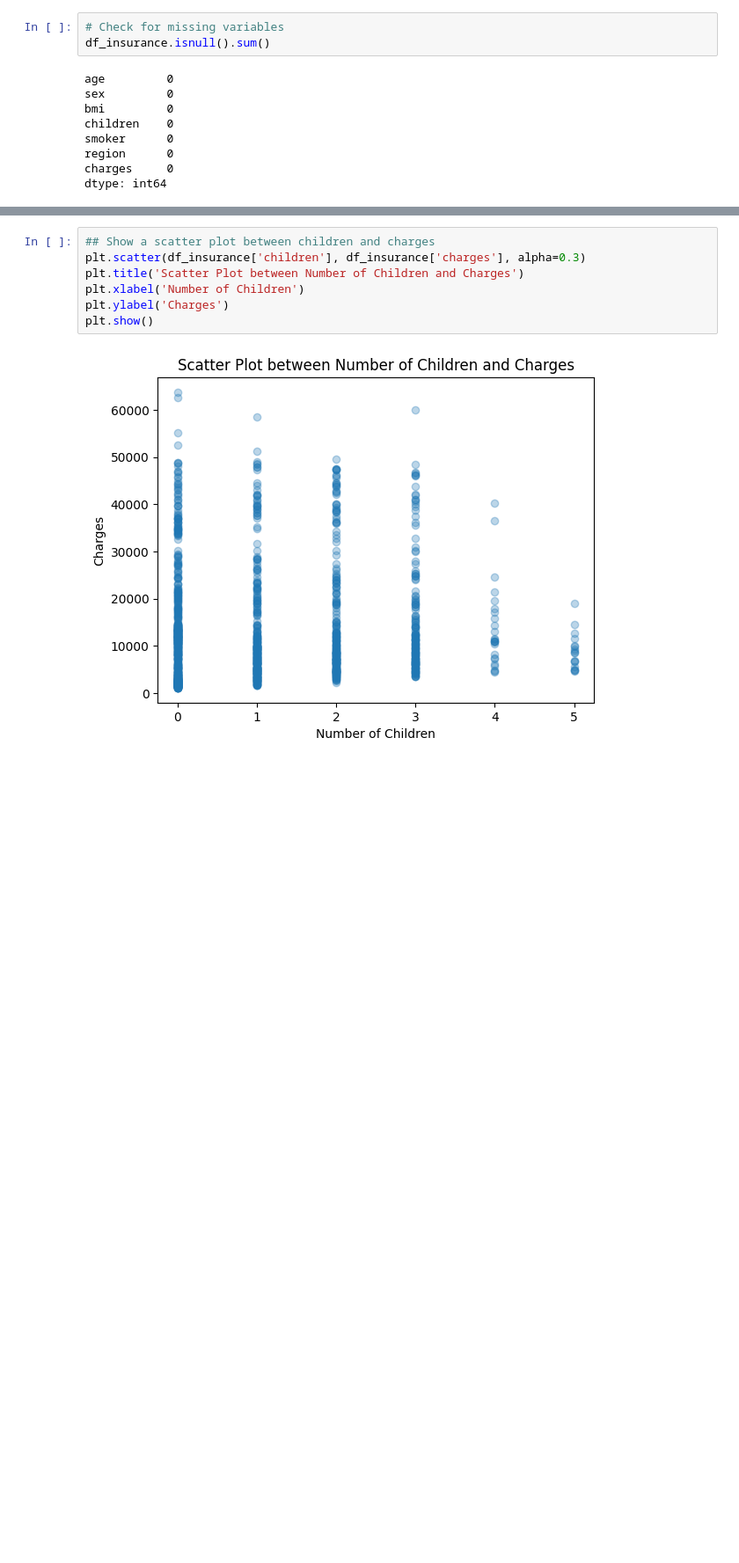
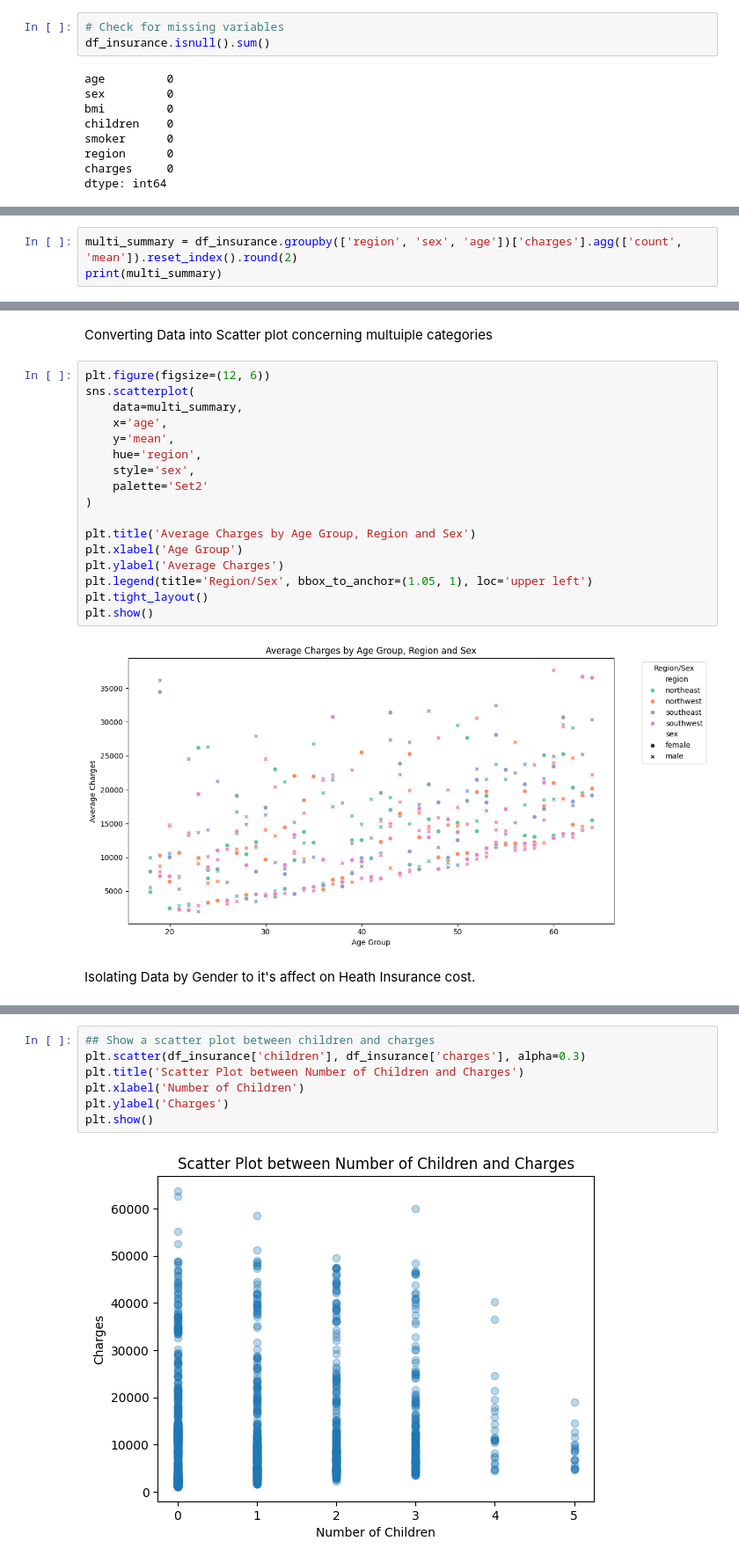
Before and after one commit to Khoi412/Hackathon1_Healthcare_Insurance_Cost_Analysis, a Jupyter notebook: jupyter_notebooks/Healthcare_insurance.ipynb, the cells around one changed output, grey strips where cells are left out. Shown at 88% size. Cells and saved outputs as stored; diff of their text form; blank space fills up the shorter version.

```diff
--- a/jupyter_notebooks/Healthcare_insurance.ipynb
+++ b/jupyter_notebooks/Healthcare_insurance.ipynb
@@ -131,0 +153,3 @@ dtype: int64
+# %%
+multi_summary = df_insurance.groupby(['region', 'sex', 'age'])['charges'].agg(['count', 'mean']).reset_index().round(2)
+print(multi_summary)
@@ -132,2 +171,25 @@ dtype: int64
+# %% [markdown]
+Converting Data into Scatter plot concerning multuiple categories
+# %%
+plt.figure(figsize=(12, 6))
+sns.scatterplot(
+    data=multi_summary,
+    x='age',
+    y='mean',
+    hue='region',
+    style='sex',
+    palette='Set2'
+)
+
+plt.title('Average Charges by Age Group, Region and Sex')
+plt.xlabel('Age Group')
+plt.ylabel('Average Charges')
+plt.legend(title='Region/Sex', bbox_to_anchor=(1.05, 1), loc='upper left')
+plt.tight_layout()
+plt.show()
+# %% [output]
+[figure, added]
+# %% [markdown]
+Isolating Data by Gender to it's affect on Heath Insurance cost.
 # %%
 # Visualizing the distribution of charges by gender
```
Also changed, not shown: parts of 22 cells of this notebook.
